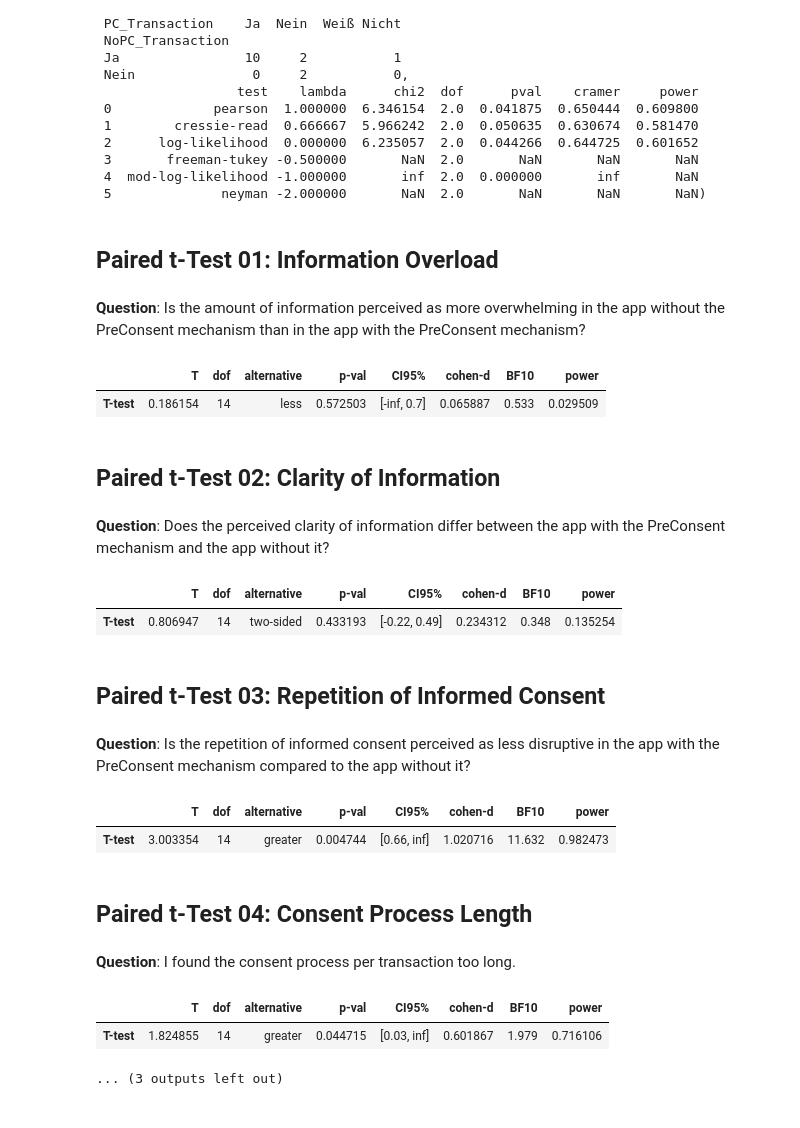
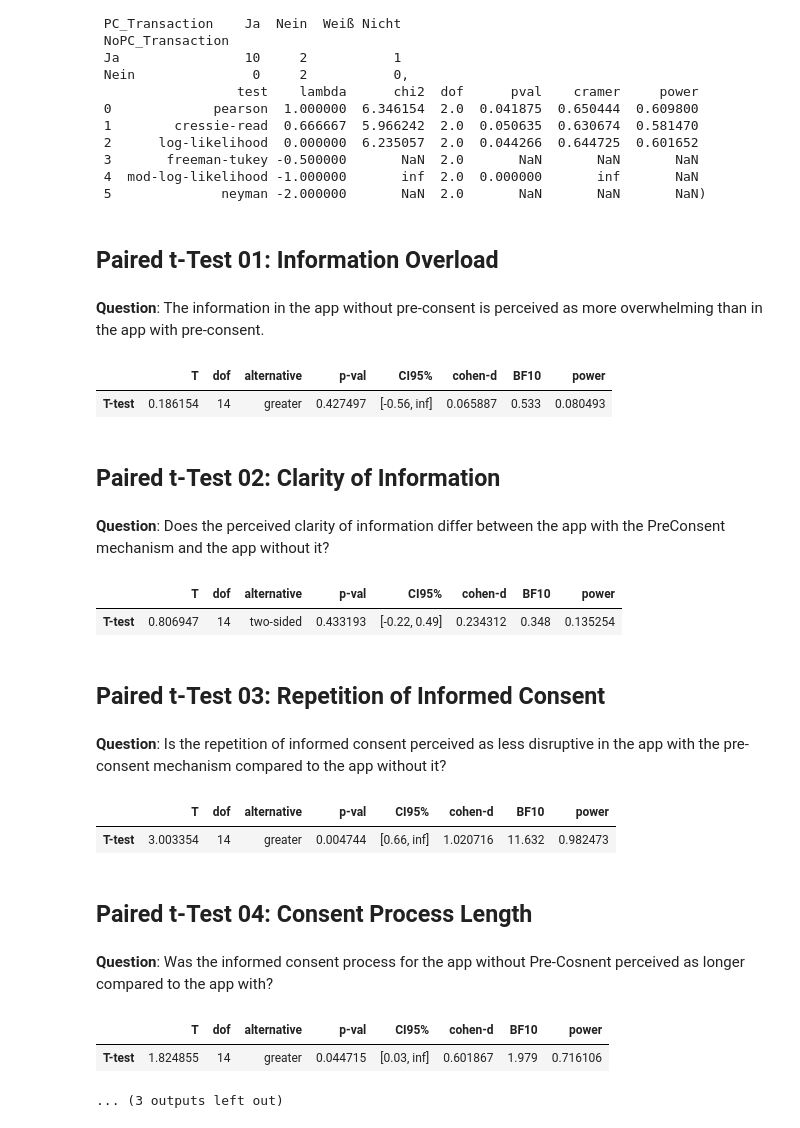
Before and after one commit to simon-lund/masterthesis_evaluation, a Jupyter notebook: questionnaire.ipynb, the cells around one changed output. Drawn from its saved outputs; the diff is of its cells as text; code cells hidden in the pictures.

```diff
--- a/questionnaire.ipynb
+++ b/questionnaire.ipynb
@@ -839,18 +867,18 @@ columns_to_check = ['NoPC_01', 'PC_01', 'NoPC_02', 'PC_02', 'NoPC_03', 'PC_03',
 ttest_df = ttest_df.dropna(subset=columns_to_check)
 
 # Paired t-Test 01: Information Overload
-question_01 = "Is the amount of information perceived as more overwhelming in the app without the PreConsent mechanism than in the app with the PreConsent mechanism?"
+question_01 = "The information in the app without pre-consent is perceived as more overwhelming than in the app with pre-consent."
 t_test_01 = pg.ttest(
     ttest_df['NoPC_01'], ttest_df['PC_01'],
     paired=True,
-    alternative="less"
+    alternative="greater"
 )
 display(Markdown("## Paired t-Test 01: Information Overload"))
 display(Markdown(f"**Question**: {question_01}"))
 display(t_test_01)
 
 # Paired t-Test 02: Clarity of Information
-question_02 = "Does the perceived clarity of information differ between the app with the PreConsent mechanism and the app without it?"
+question_02 = "Does the perceived clarity of information differ between the app with the pre-consent mechanism and the app without it?"
 t_test_02 = pg.ttest(
     ttest_df['NoPC_02'], ttest_df['PC_02'],
     paired=True,
@@ -861,52 +889,52 @@ display(Markdown(f"**Question**: {question_02}"))
 display(t_test_02)
 
 # Paired t-Test 03: Repetition of Informed Consent
-question_03 = "Is the repetition of informed consent perceived as less disruptive in the app with the PreConsent mechanism compared to the app without it?"
+question_03 = "Is the repetition of informed consent perceived as less disruptive in the app with the pre-consent mechanism compared to the app without it?"
 t_test_03 = pg.ttest(
     ttest_df['NoPC_03'], ttest_df['PC_03'],
     paired=True,
     alternative="greater"
 )
 display(Markdown("## Paired t-Test 03: Repetition of Informed Consent"))
 display(Markdown(f"**Question**: {question_03}"))
 display(t_test_03)
 
 # Paired t-Test 04: Consent Process Length
-question_04 = "I found the consent process per transaction too long."
+question_04 = "Was the informed consent process for the app without pre-consent perceived as longer compared to the app with?"
 t_test_04 = pg.ttest(
     ttest_df['NoPC_04'], ttest_df['PC_04'],
     paired=True,
     alternative="greater"
 )
 display(Markdown("## Paired t-Test 04: Consent Process Length"))
 display(Markdown(f"**Question**: {question_04}"))
 display(t_test_04)
 
 # Paired t-Test 05: Task Concentration
 question_05 = "Does the app without the PreConsent mechanism require more concentration to complete the task compared to the app with it?"
 t_test_05 = pg.ttest(
     ttest_df['NoPC_05'], ttest_df['PC_05'],
     paired=True,
     alternative="greater"
 )
 display(Markdown("## Paired t-Test 05: Task Concentration"))
 display(Markdown(f"**Question**: {question_05}"))
 display(t_test_05)
 # %% [output]
 ## Paired t-Test 01: Information Overload
-**Question**: Is the amount of information perceived as more overwhelming in the app without the PreConsent mechanism than in the app with the PreConsent mechanism?
+**Question**: The information in the app without pre-consent is perceived as more overwhelming than in the app with pre-consent.
 |  | T | dof | alternative | p-val | CI95% | cohen-d | BF10 | power |
-| T-test | 0.186154 | 14 | less | 0.572503 | [-inf, 0.7] | 0.065887 | 0.533 | 0.029509 |
+| T-test | 0.186154 | 14 | greater | 0.427497 | [-0.56, inf] | 0.065887 | 0.533 | 0.080493 |
 ## Paired t-Test 02: Clarity of Information
 **Question**: Does the perceived clarity of information differ between the app with the PreConsent mechanism and the app without it?
 |  | T | dof | alternative | p-val | CI95% | cohen-d | BF10 | power |
 | T-test | 0.806947 | 14 | two-sided | 0.433193 | [-0.22, 0.49] | 0.234312 | 0.348 | 0.135254 |
 ## Paired t-Test 03: Repetition of Informed Consent
-**Question**: Is the repetition of informed consent perceived as less disruptive in the app with the PreConsent mechanism compared to the app without it?
+**Question**: Is the repetition of informed consent perceived as less disruptive in the app with the pre-consent mechanism compared to the app without it?
 |  | T | dof | alternative | p-val | CI95% | cohen-d | BF10 | power |
 | T-test | 3.003354 | 14 | greater | 0.004744 | [0.66, inf] | 1.020716 | 11.632 | 0.982473 |
 ## Paired t-Test 04: Consent Process Length
-**Question**: I found the consent process per transaction too long.
+**Question**: Was the informed consent process for the app without Pre-Cosnent perceived as longer compared to the app with?
 |  | T | dof | alternative | p-val | CI95% | cohen-d | BF10 | power |
 | T-test | 1.824855 | 14 | greater | 0.044715 | [0.03, inf] | 0.601867 | 1.979 | 0.716106 |
 ... (3 outputs left out)
```
Also changed, not shown: parts of 7 cells of this notebook.
